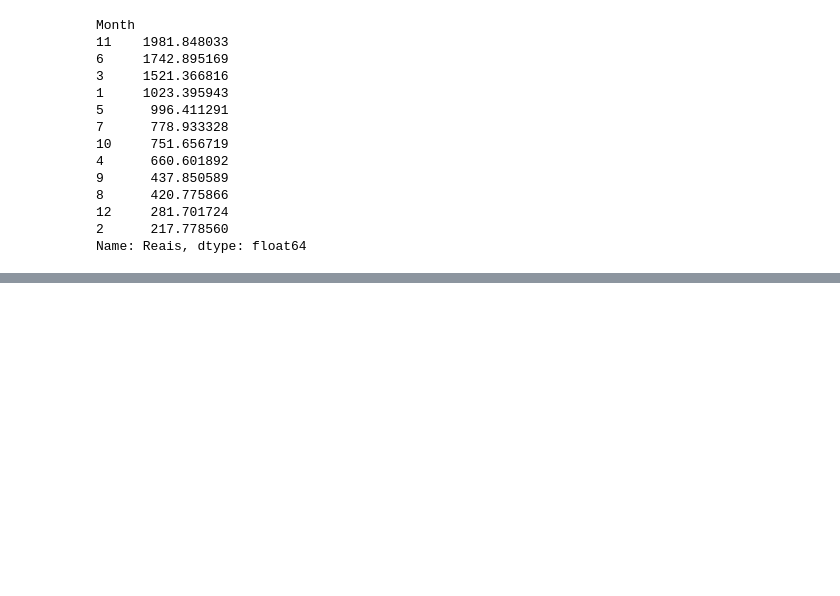
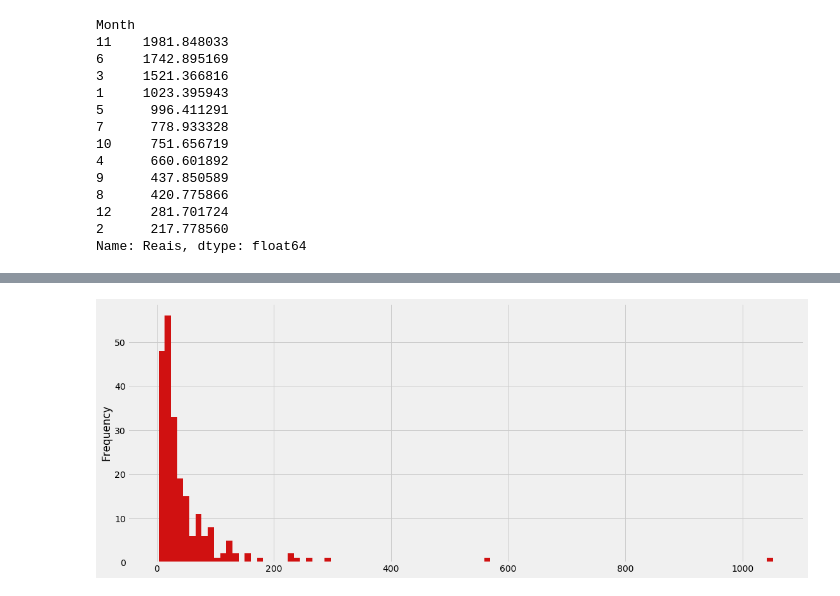
Before and after one commit to caiobellezi/Aliexpress, a Jupyter notebook: 02-Data_analysis.ipynb, the cells around one changed output, grey strips where cells are left out. Drawn from its saved outputs; the diff is of its cells as text; code cells hidden in the pictures; blank space fills up the shorter version.

```diff
--- a/02-Data_analysis.ipynb
+++ b/02-Data_analysis.ipynb
@@ -162,0 +167,8 @@ plt.show()
+# %%
+fig = plt.figure(figsize=(17,7))
+plt.style.use('fivethirtyeight')
+df['Reais'].plot(kind='hist', bins=100, color='#d01111')
+plt.xticks(rotation=0)
+plt.show()
+# %% [output]
+[figure, added]
```
Also changed, not shown: parts of 7 cells of this notebook.
